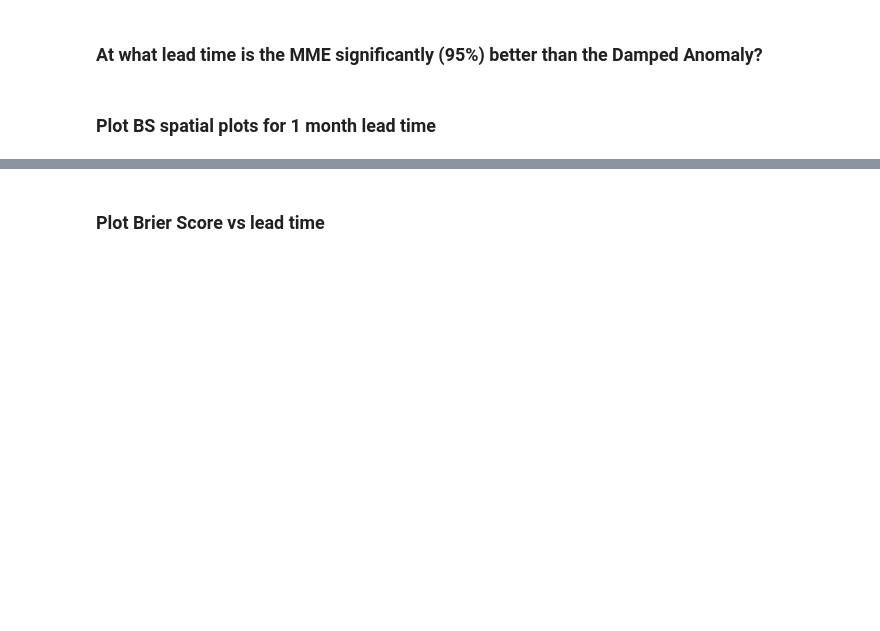
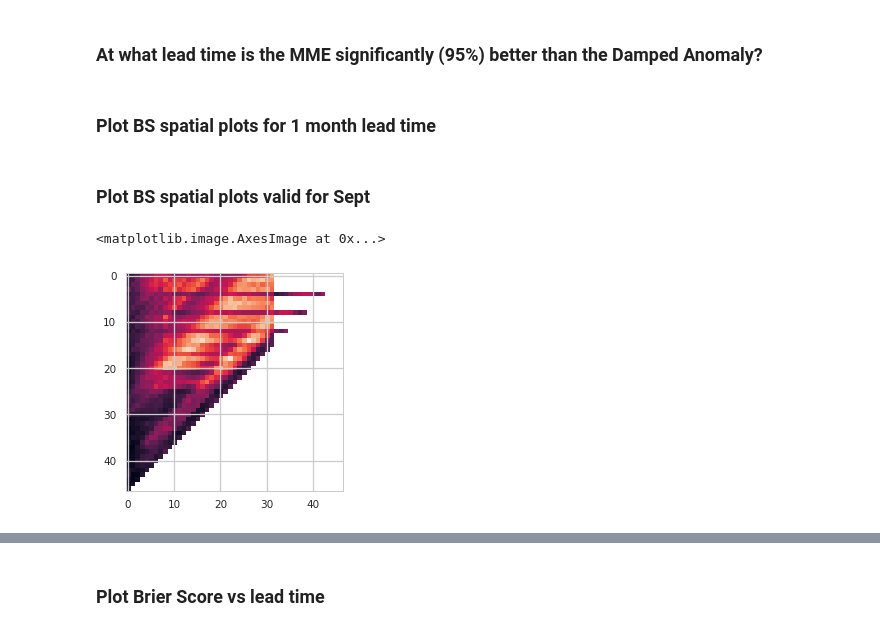
Before and after one commit to NicWayand/ESIO, a Jupyter notebook: notebooks/Eval_weekly_forecasts.ipynb, the cells around one changed output, grey strips where cells are left out. Cells and saved outputs as stored; diff of their text form; code cells hidden in the pictures; blank space fills up the shorter version.

Commit message:
figure updates

```diff
--- a/notebooks/Eval_weekly_forecasts.ipynb
+++ b/notebooks/Eval_weekly_forecasts.ipynb
@@ -282,3 +320,10 @@ for ft in [SIP_BSS_init_avg.fore_time.values[4]]:
     # Save to file
     f_out = os.path.join(fig_dir,'BSS_Avg_all_Inits_'+lead_time_days.zfill(3)+'_day_lead_time.png')
     f.savefig(f_out,bbox_inches='tight', dpi=300)
+# %% [markdown]
+### Plot BS spatial plots valid for Sept
+# %%
+plt.imshow(SIP_BSS.sel(model='MME').mean(dim=['x','y']).values)
+# %% [output]
+<matplotlib.image.AxesImage at 0x...>
+[figure, added]
```
Also changed, not shown: parts of 14 cells of this notebook, 18 other files.
